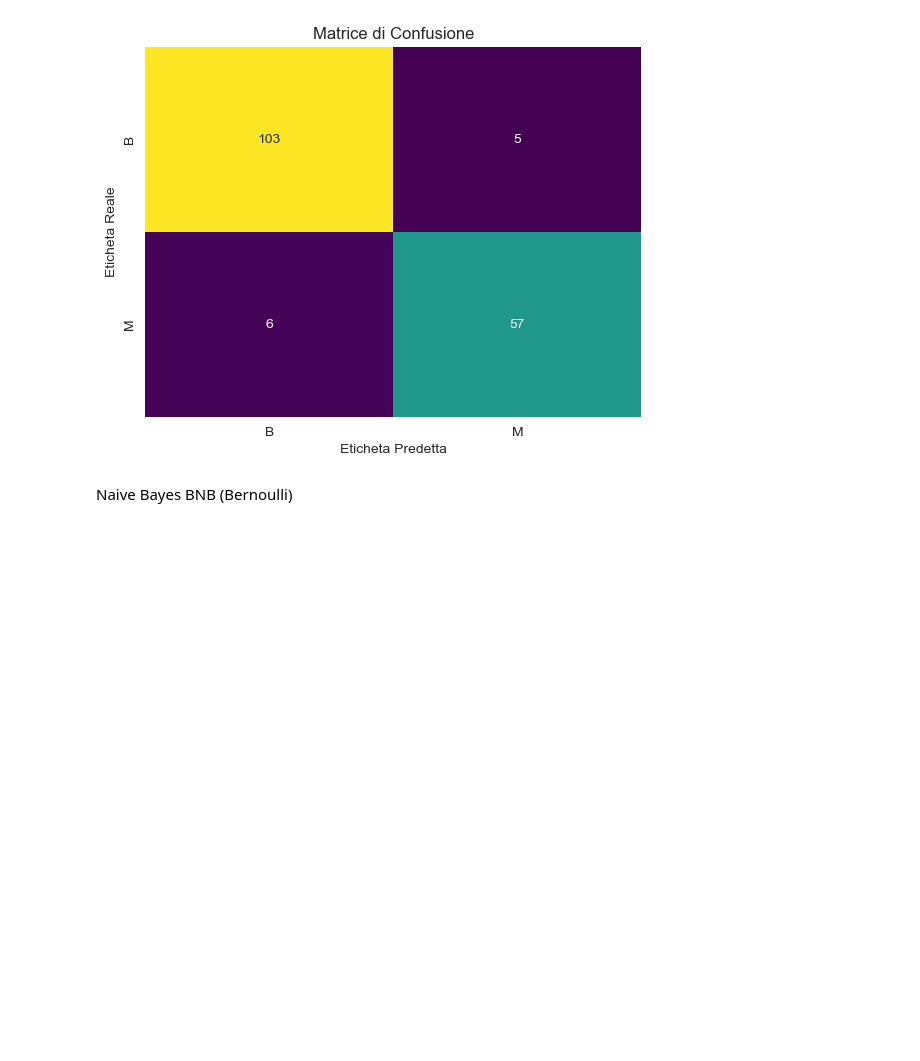
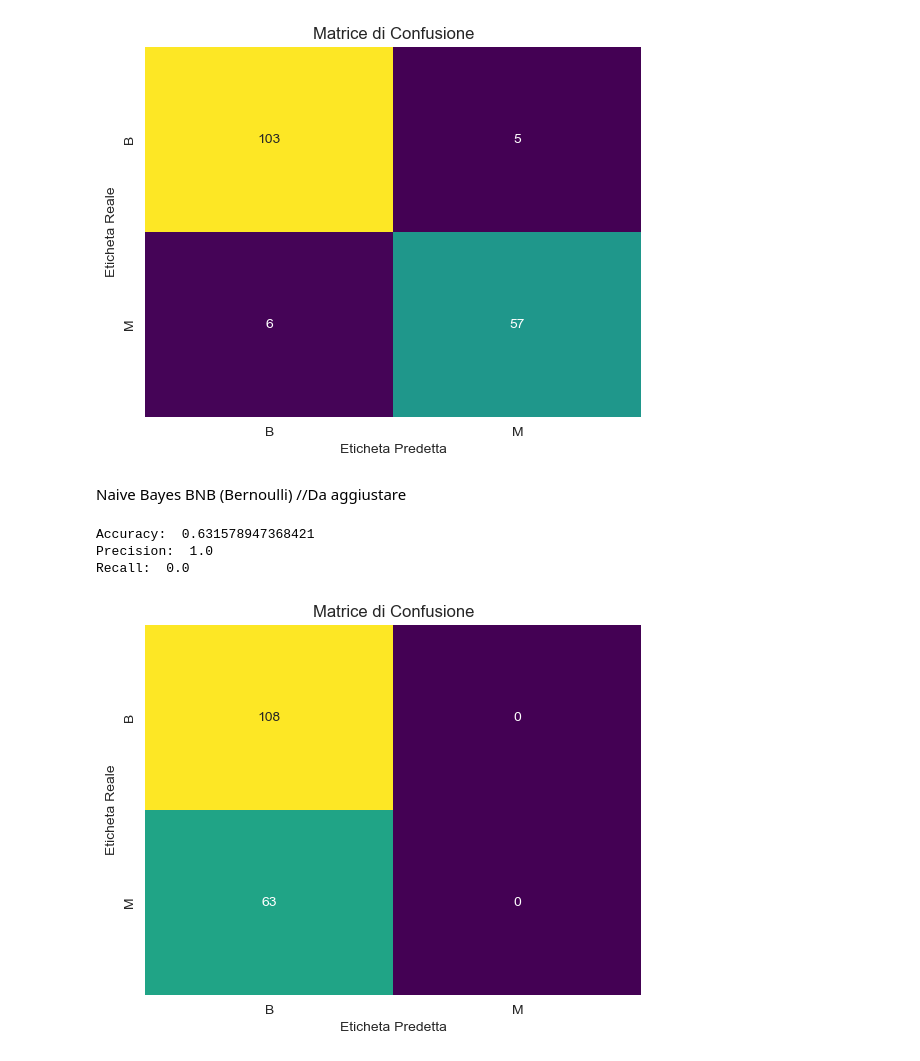
Before and after one commit to chiaracos/BreastCancerPrediction, a Jupyter notebook: BreastCancerPrediction.ipynb, the cells around one changed output. Cells and saved outputs as stored; diff of their text form; code cells hidden in the pictures; blank space fills up the shorter version.

Commit message:
implementazione native bayes e Decision Tree

```diff
--- a/BreastCancerPrediction.ipynb
+++ b/BreastCancerPrediction.ipynb
@@ -398,4 +399,28 @@ Recall:  0.9047619047619048
 [figure]
 # %% [markdown]
 
-Naive Bayes BNB (Bernoulli)
+Naive Bayes BNB (Bernoulli) //Da aggiustare
+# %%
+bnb.fit(X_train,Y_train) #training modello
+y_pred3 = bnb.predict(X_test) #test modello
+accuracyBNB = accuracy_score(Y_test,y_pred3)
+precisionBNB = precision_score(Y_test,y_pred3,zero_division=1)
+recallBNB = recall_score(Y_test,y_pred3)
+
+print('Accuracy: ' ,accuracyBNB)
+print('Precision: ' ,precisionBNB)
+print('Recall: ' ,recallBNB)
+
+#plot della matrice di confusione
+labels=['B', 'M']
+confusion_matrix_result = confusion_matrix(Y_test,y_pred3)
+sns.heatmap(confusion_matrix_result, annot=True, fmt='d', cmap='viridis', xticklabels=labels, yticklabels=labels, cbar=False)
+plt.title('Matrice di Confusione')
+plt.xlabel('Eticheta Predetta')
+plt.ylabel('Eticheta Reale')
+plt.show()
+# %% [output]
+Accuracy:  0.631578947368421
+Precision:  1.0
+Recall:  0.0
+[figure, added]
```
Also changed, not shown: parts of 11 cells of this notebook.
